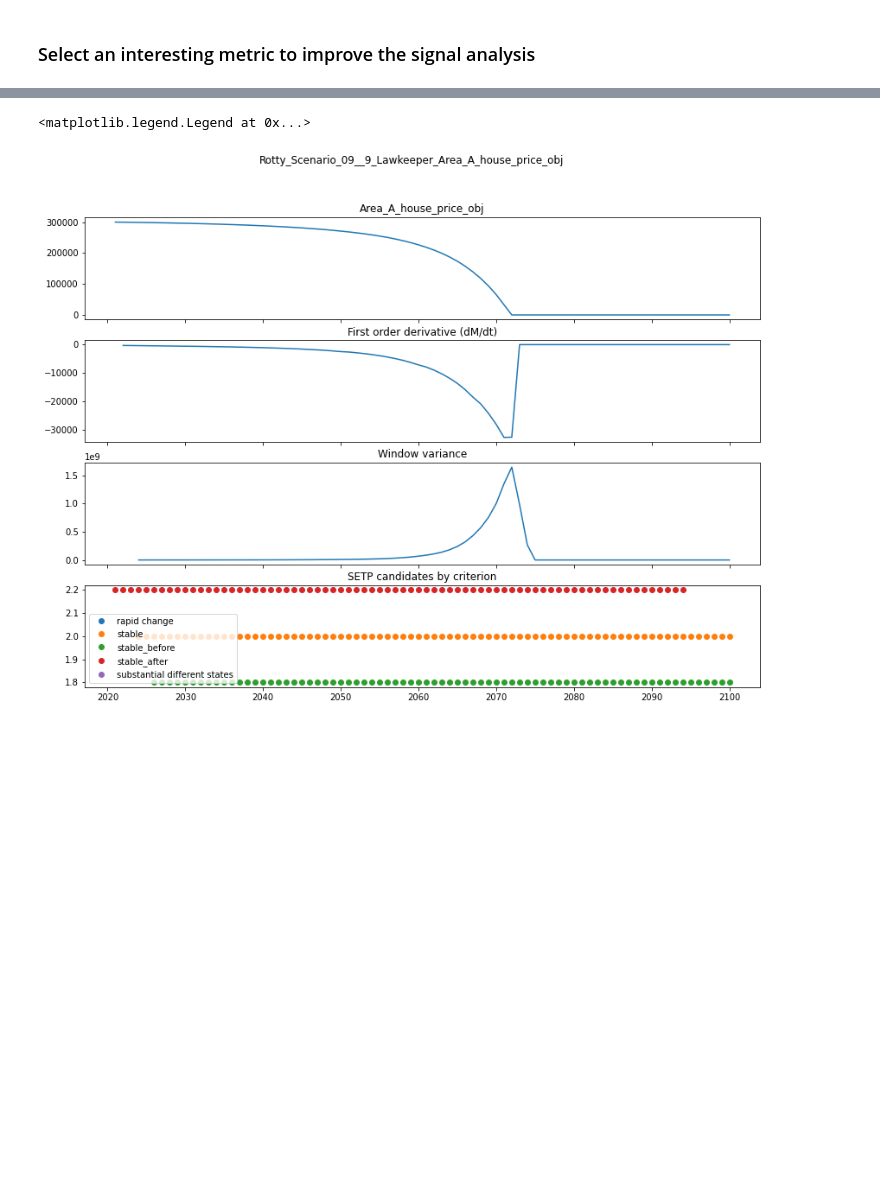
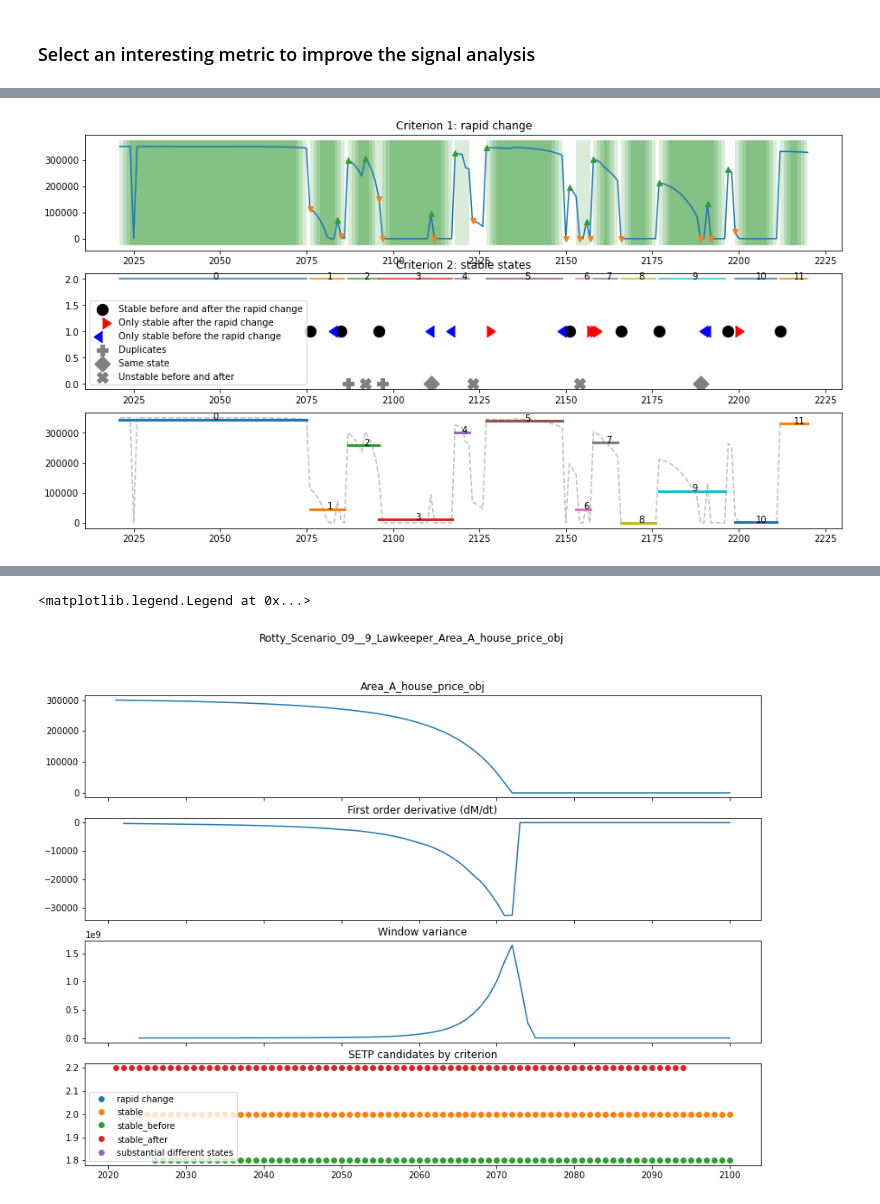
Before and after one commit to keesvanginkel/Urban-SETP, a Jupyter notebook: Tipping point identification_new.ipynb, the cells around one changed output, grey strips where cells are left out. Drawn from its saved outputs; the diff is of its cells as text; code cells hidden in the pictures; blank space fills up the shorter version.

```diff
--- a/Tipping point identification_new.ipynb
+++ b/Tipping point identification_new.ipynb
@@ -125,0 +240,77 @@ plt.legend(loc='lower left')
+# %%
+M = M_sel[0]
+
+fig, ax = plt.subplots(nrows=3,figsize=(15,8))
+print(M.statistics.columns)
+col = M.statistics.columns[0]
+M.statistics[col].plot(ax=ax[0])
+
+
+### PLOT STABLE STATES AS SHADED AREAS ###
+#Windows have length 'window'
+#shading starts at - window t
+
+#Add all not-nan values as a starting point for a box
+boxes_left = []
+series = M.candidates['stable']
+for index,value in series.items():
+    if not np.isnan(value): #this is a relevant value
+        boxes_left.append(index)
+boxes_left
+
+patches_list=[]
+for year in boxes_left:
+    art = patches.Rectangle((year-window,- 25_000),window,400_000)
+    patches_list.append(art)
+
+pc = PatchCollection(patches_list,facecolor='green',alpha=0.15)
+ax[0].add_collection(pc)
+ax[0].set_title('Criterion 1: rapid change')
+
+### PLOT TIPPING POINTS
+#replace the value -1 or 1 with the house price in that timestep
+for index,value in M.candidates['rapid change_pos'].items():
+    if not np.isnan(value):
+        M.candidates['rapid change_pos'].at[index] = house_price.at[index]
+
+for index,value in M.candidates['rapid change_neg'].items():
+    if not np.isnan(value):
+        M.candidates['rapid change_neg'].at[index] = house_price.at[index]
+
+((M.candidates['rapid change_neg'].loc[2020:2200])).plot(style='v',ax=ax[0])
+((M.candidates['rapid change_pos'].loc[2020:2200])).plot(style='^',ax=ax[0])
+
+### Plot states
+M.stable_states = find_states(series,window,2.0) #returns begin and end years of stable states
+for i,state in enumerate(M.stable_states):
+    x_values = list(range(state[0],state[1]+1))
+    y_value = 2
+    ax[1].plot(x_values,[y_value]*len(x_values))
+    ax[1].text(sum(x_values)/len(x_values),y_value,str(i))
+ax[1].set_title('Criterion 2: stable states')
+
+
+
+### PLOT PERFECT EXAMPLES
+ax[1].scatter(perfect_example_years,[1]*len(perfect_example_years),s=150,color='black',label='Stable before and after the rapid change')
+ax[1].scatter(only_after,[1]*len(only_after),s=150,color='red',marker=9,label='Only stable after the rapid change') #(CARETRIGHTBASE)
+ax[1].scatter(only_before,[1]*len(only_before),s=150,color='blue',marker=8,label='Only stable before the rapid change') # (CARETLEFTBASE)
+
+ax[1].scatter(duplicates_years,[0]*len(duplicates_years),s=150,color='grey',label='Duplicates',marker="P")
+ax[1].scatter(same_window,[0]*len(same_window),s=150,color='grey',label='Same state',marker="D")
+ax[1].scatter(not_before_not_after,[0]*len(not_before_not_after),s=150,color='grey',label='Unstable before and after',marker="X")
+ax[1].legend()
+
+
+### CRITERION 3: SUBSTANTIAL DIFFERENT STATES
+as_dict, as_df = mean_of_states(states,house_price)
+
+col = M.statistics.columns[0]
+M.statistics[col].plot(ax=ax[2],style='--',color='grey',alpha=0.5)
+
+for i,state in enumerate(M.stable_states):
+    x_values = list(range(state[0],state[1]+1))
+    y_value = as_dict[i]
+    ax[2].plot(x_values,[y_value]*len(x_values),lw=3)
+    ax[2].text(sum(x_values)/len(x_values),y_value,str(i))
+# %% [output]
@@ -125,0 +320 @@ plt.legend(loc='lower left')
+[figure, added]
```
Also changed, not shown: parts of 19 cells of this notebook, 18 other files.
